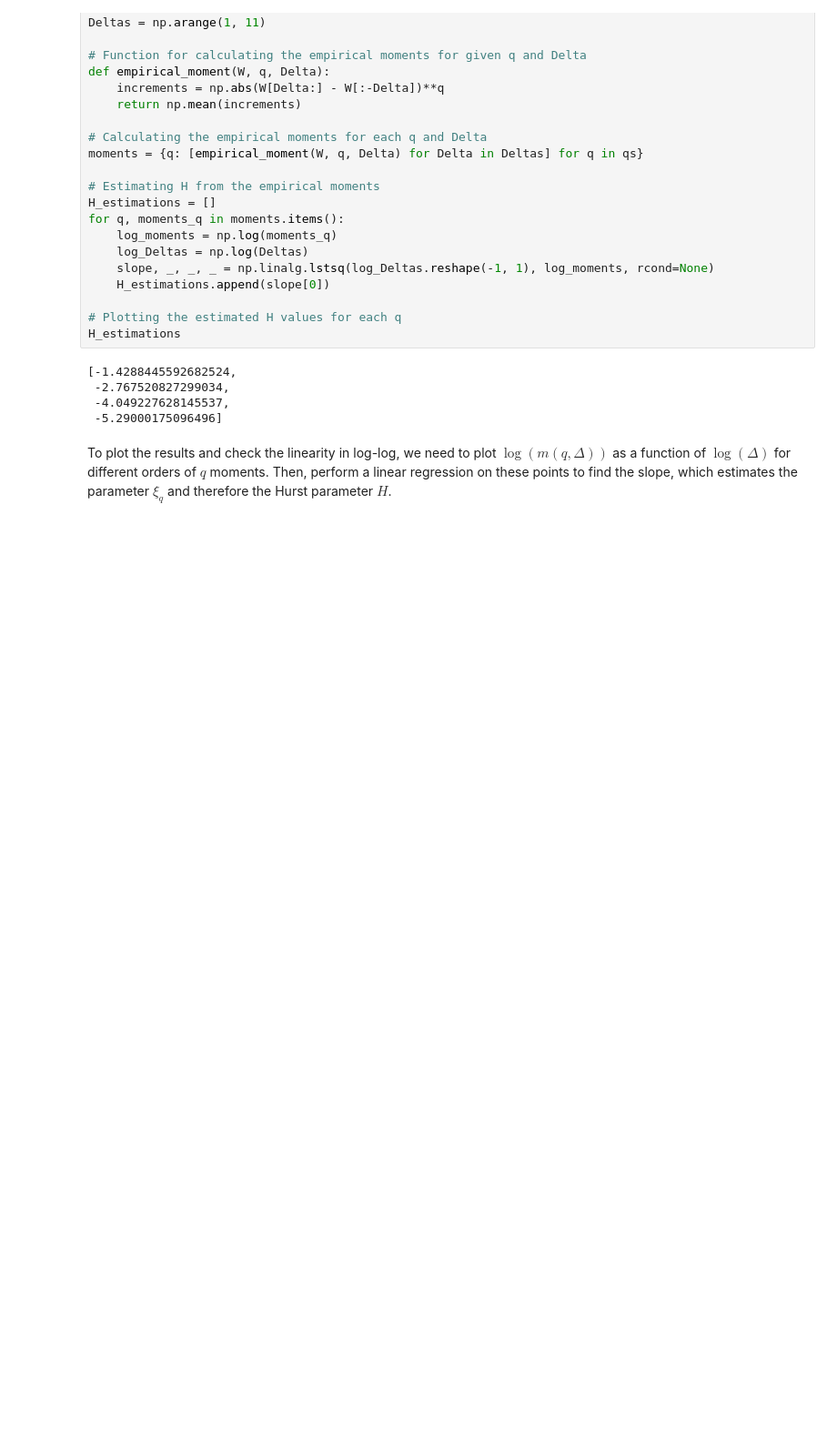
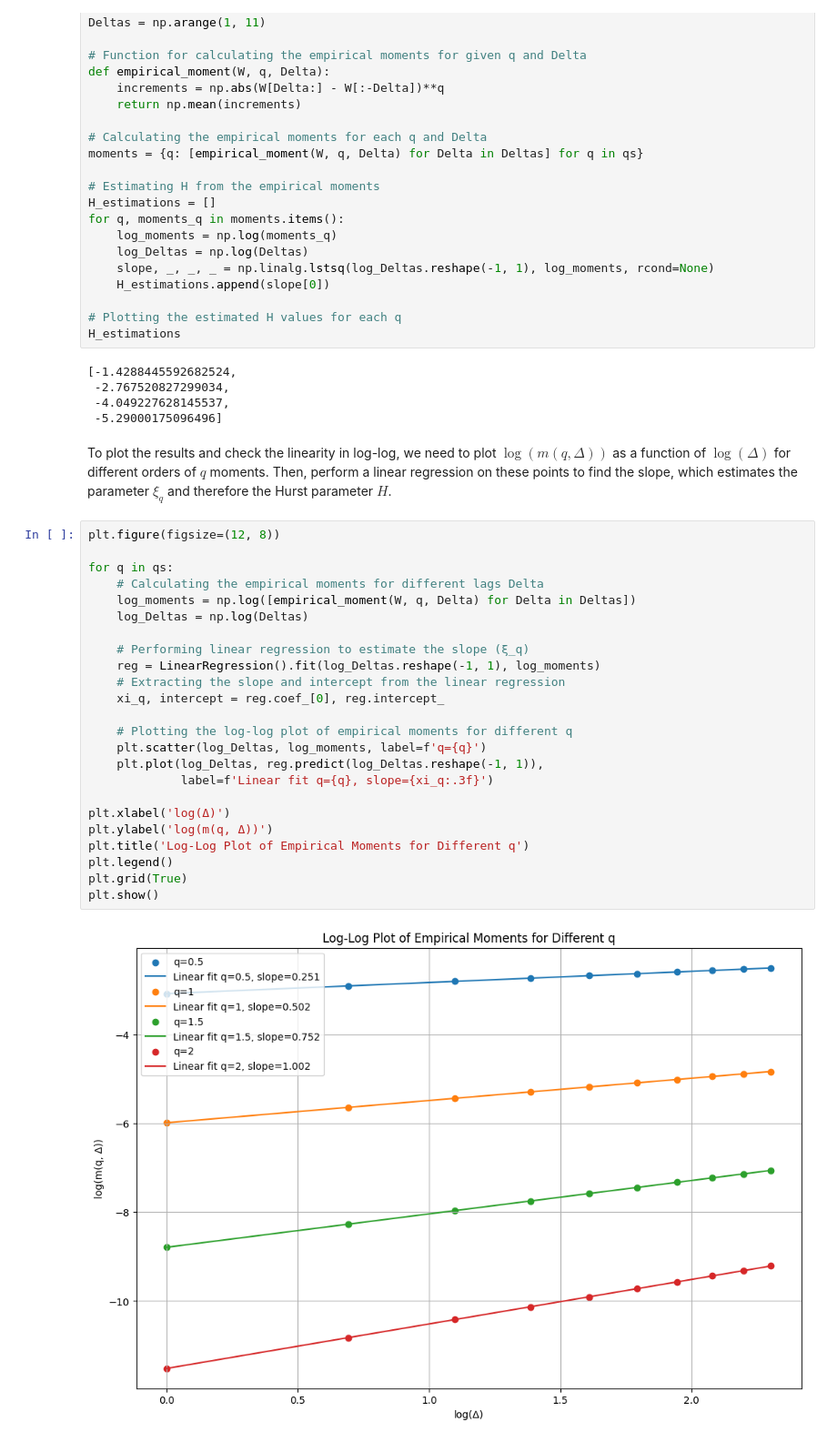
Before and after one commit to MathQuantLab/options-implied-volatility, a Jupyter notebook: options-implied-volatility.ipynb, the cells around one changed output. Shown at 91% size. Drawn from its saved outputs; the diff is of its cells as text; blank space fills up the shorter version.

Commit message:
Log-Log Plot of Empirical Moments for Different q - Question 4

```diff
--- a/options-implied-volatility.ipynb
+++ b/options-implied-volatility.ipynb
@@ -288,3 +288,29 @@ H_estimations
  -5.29000175096496]
 # %% [markdown]
 To plot the results and check the linearity in log-log, we need to plot $\log(m(q,\Delta))$ as a function of $\log(\Delta)$ for different orders of $q$ moments. Then, perform a linear regression on these points to find the slope, which estimates the parameter $\xi_q$ and therefore the Hurst parameter $H$.
+# %%
+plt.figure(figsize=(12, 8))
+
+for q in qs:
+    # Calculating the empirical moments for different lags Delta
+    log_moments = np.log([empirical_moment(W, q, Delta) for Delta in Deltas])
+    log_Deltas = np.log(Deltas)
+
+    # Performing linear regression to estimate the slope (ξ_q)
+    reg = LinearRegression().fit(log_Deltas.reshape(-1, 1), log_moments)
+    # Extracting the slope and intercept from the linear regression
+    xi_q, intercept = reg.coef_[0], reg.intercept_
+
+    # Plotting the log-log plot of empirical moments for different q
+    plt.scatter(log_Deltas, log_moments, label=f'q={q}')
+    plt.plot(log_Deltas, reg.predict(log_Deltas.reshape(-1, 1)),
+             label=f'Linear fit q={q}, slope={xi_q:.3f}')
+
+plt.xlabel('log(Δ)')
+plt.ylabel('log(m(q, Δ))')
+plt.title('Log-Log Plot of Empirical Moments for Different q')
+plt.legend()
+plt.grid(True)
+plt.show()
+# %% [output]
+[figure, added]
```
